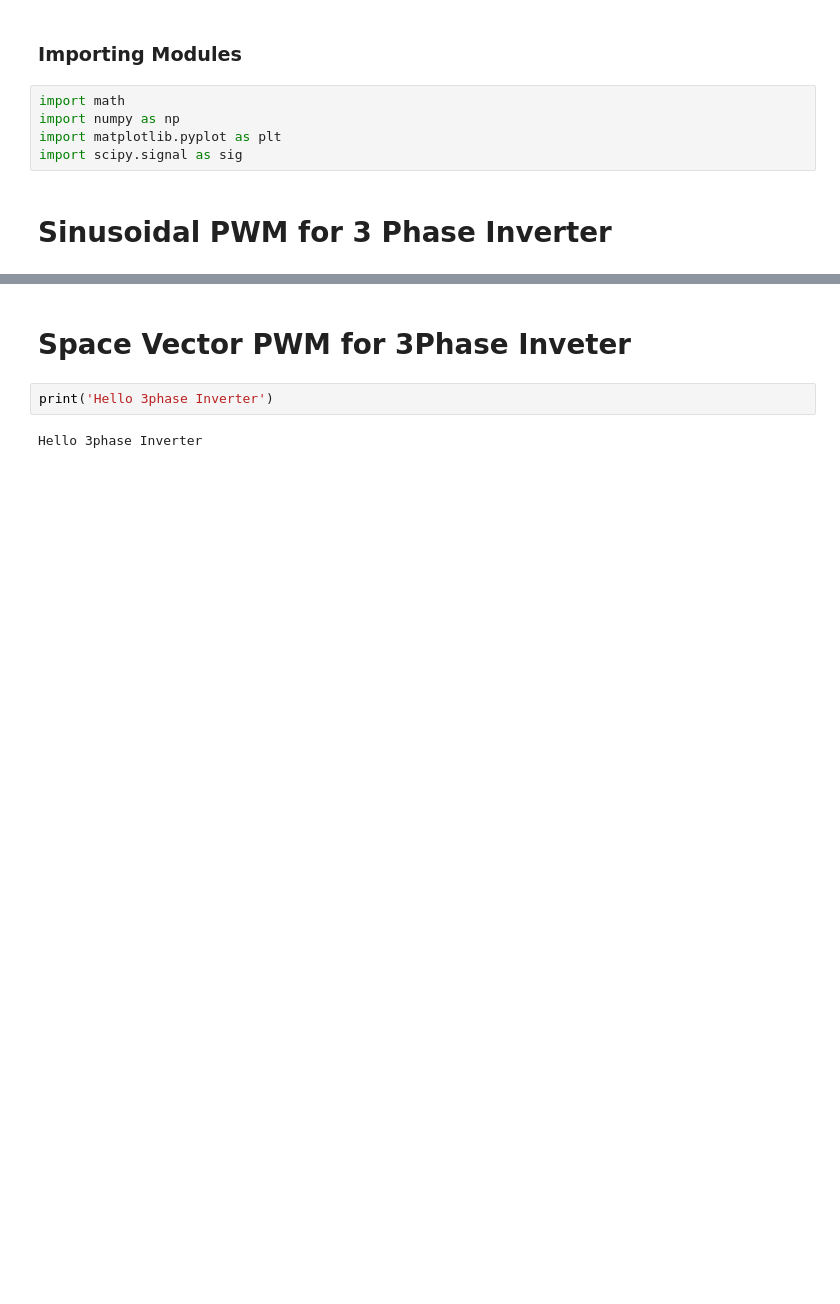
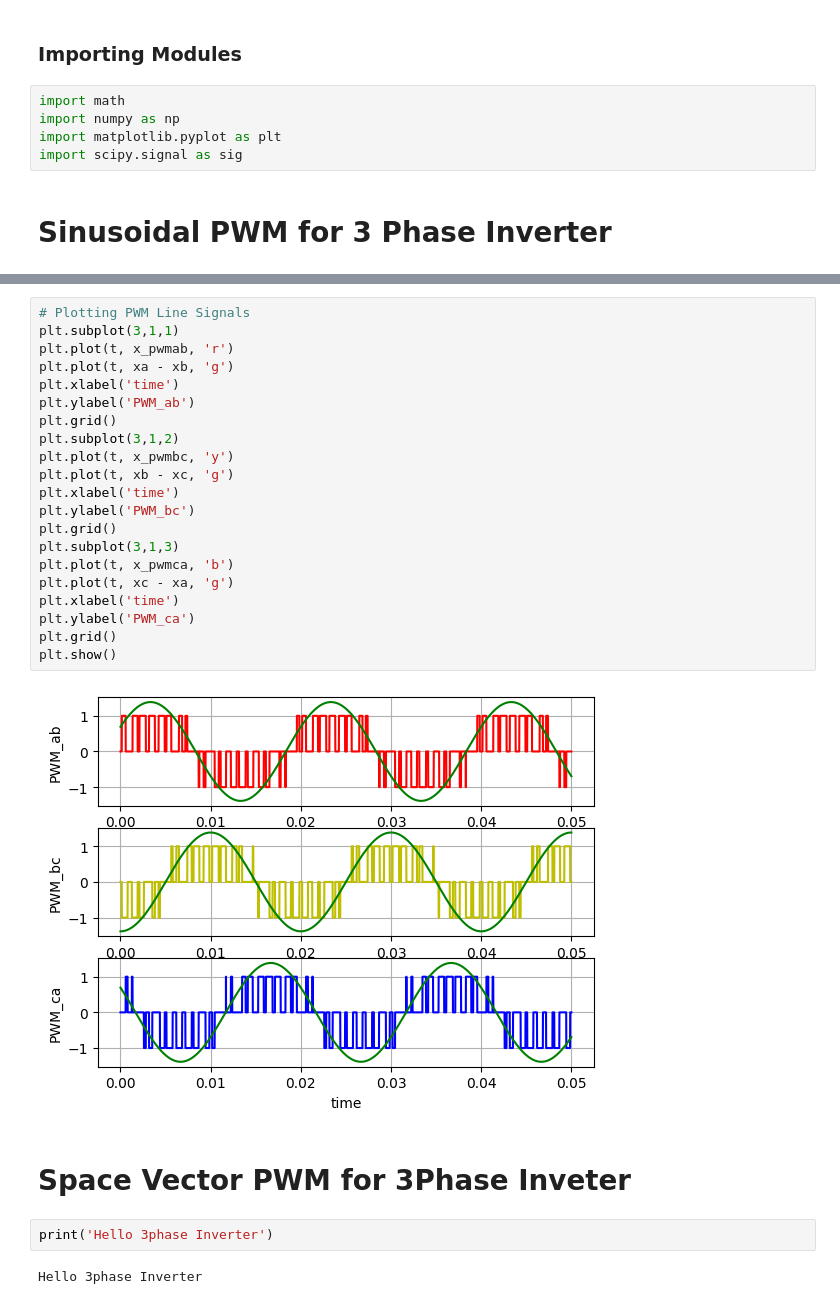
Before and after one commit to sunnyiisc/Three-Phase-Inverter-12VDC-to-440VAC-3ph--50Hz, a Jupyter notebook: 3_phase_Inverter.ipynb, the cells around one changed output, grey strips where cells are left out. Drawn from its saved outputs; the diff is of its cells as text; blank space fills up the shorter version.

```diff
--- a/3_phase_Inverter.ipynb
+++ b/3_phase_Inverter.ipynb
@@ -61,3 +70,26 @@ plt.show()
+# %%
+# Plotting PWM Line Signals
+plt.subplot(3,1,1)
+plt.plot(t, x_pwmab, 'r')
+plt.plot(t, xa - xb, 'g')
+plt.xlabel('time')
+plt.ylabel('PWM_ab')
+plt.grid()
+plt.subplot(3,1,2)
+plt.plot(t, x_pwmbc, 'y')
+plt.plot(t, xb - xc, 'g')
+plt.xlabel('time')
+plt.ylabel('PWM_bc')
+plt.grid()
+plt.subplot(3,1,3)
+plt.plot(t, x_pwmca, 'b')
+plt.plot(t, xc - xa, 'g')
+plt.xlabel('time')
+plt.ylabel('PWM_ca')
+plt.grid()
+plt.show()
+# %% [output]
+[figure, added]
 # %% [markdown]
 # Space Vector PWM for 3Phase Inveter
 # %%
```
Also changed, not shown: parts of 3 cells of this notebook.
